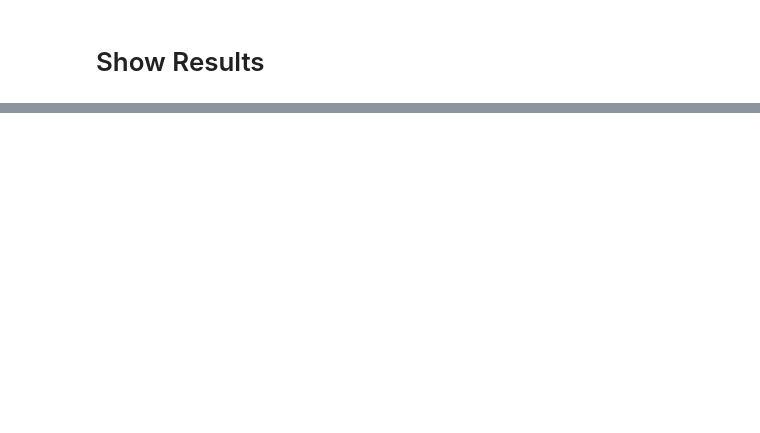
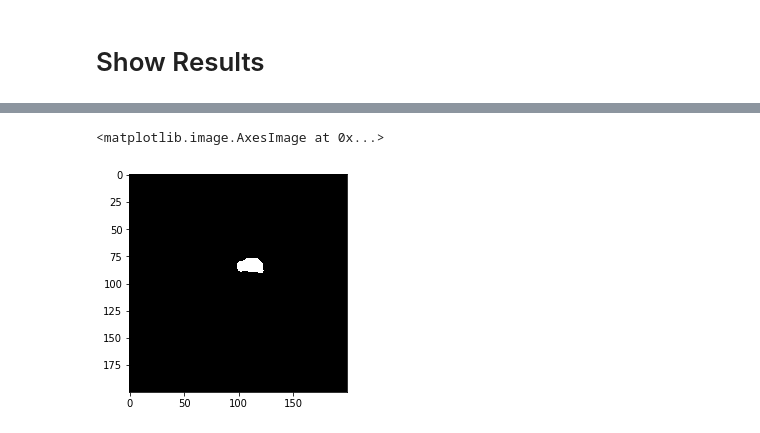
Before and after one commit to arghavan99/Cardiac-segmentation, a Jupyter notebook: 2class_UNet.ipynb, the cells around one changed output, grey strips where cells are left out. Cells and saved outputs as stored; diff of their text form; code cells hidden in the pictures; blank space fills up the shorter version.

Commit message:
2 class UNet added + logs

```diff
--- a/2class_UNet.ipynb
+++ b/2class_UNet.ipynb
@@ -182,7 +182,9 @@ class SegDataset(Dataset):
         mask = torch.LongTensor([gt])
 
         # convert to 2 class format
-        mask = convert_two_class(mask, [2,3], 0)  # we only focus on class 1
+        mask = convert_two_class(mask, [1,3], 0)
+        mask[mask == 2] = 1
+        mask = mask.float()# we only focus on class 1
         # print('maxxxx minnnnn', torch.max(mask), torch.min(mask))
 
         return img, mask
@@ -717,3 +773,5 @@ torch.save(model, dataDir + 'unet_3d.pt')
+# %%
+model = torch.load(dataDir + 'unet_3d_c2.pt')
 # %% [markdown]
 # Loss Plots
 # %%
@@ -749,16 +809,19 @@ for i, (x, y) in batch_iter:
 
     with torch.no_grad():
         out = model(input)
+        out = torch.sigmoid(out)
+        out = torch.round(out)
         print(out.shape)
 
-    out_soft = torch.argmax(out, dim=1)
-    model_outputs.append(out_soft)
+#     out_soft = torch.argmax(out, dim=1)
+#     model_outputs.append(out_soft)
+    model_outputs.append(out)
 
 
-    dice_c0.append(dice_score(out.detach().clone(), target, 0))
+#     dice_c0.append(dice_score(out.detach().clone(), target, 0))
     dice_c1.append(dice_score(out.detach().clone(), target, 1))
-    dice_c2.append(dice_score(out.detach().clone(), target, 2))
-    dice_c3.append(dice_score(out.detach().clone(), target, 3))
+#     dice_c2.append(dice_score(out.detach().clone(), target, 2))
+#     dice_c3.append(dice_score(out.detach().clone(), target, 3))
 
 
 batch_iter.close()
@@ -773,3 +848,6 @@ plt.imshow(original_images[0][2][0][6].cpu(), cmap='gray')
 # %%
-plt.imshow(gts[0][2][6].cpu(), cmap='gray')
+plt.imshow(gts[0][2][0][6].cpu(), cmap='gray')
+# %% [output]
+<matplotlib.image.AxesImage at 0x...>
+[figure, added]
 # %%
```
Also changed, not shown: parts of 13 cells of this notebook, 11 other files.
